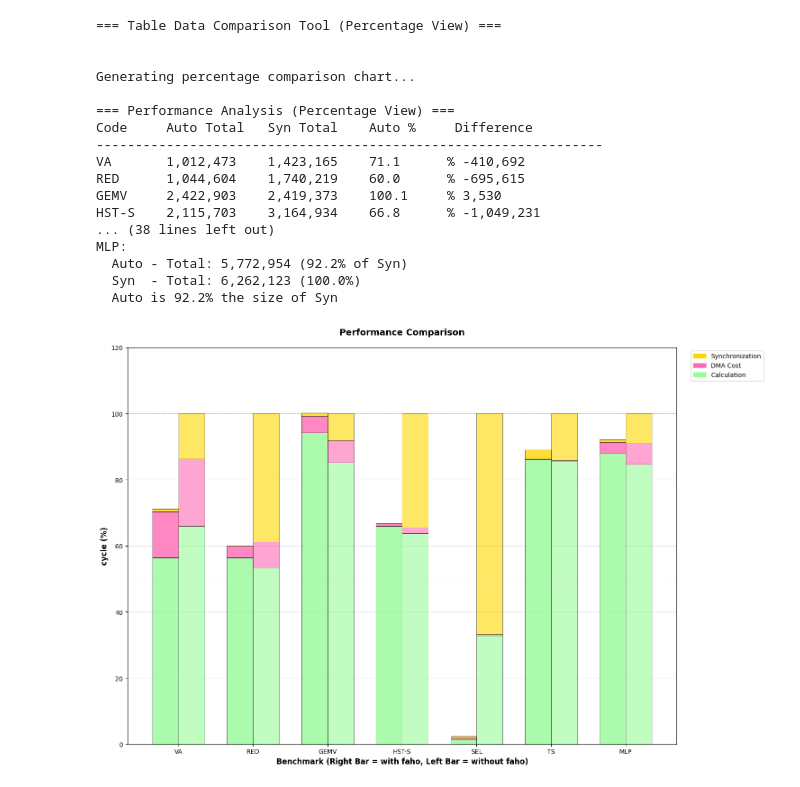
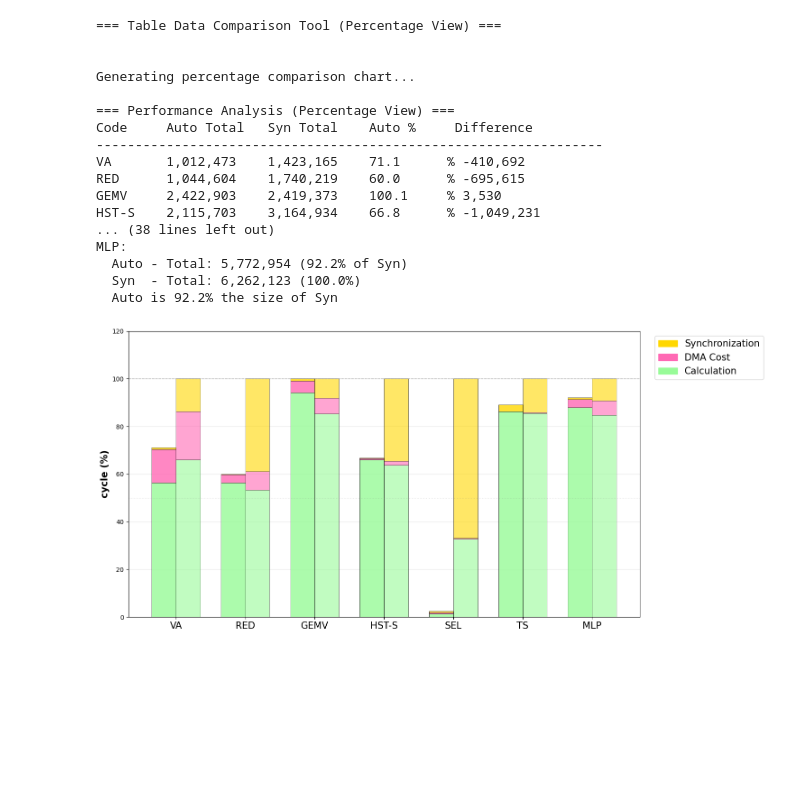
Before and after one commit to niwehao/Faho-Sim, a Jupyter notebook: uPIMulator_backend/result/draw_syn.ipynb, the cells around one changed output. Drawn from its saved outputs; the diff is of its cells as text; code cells hidden in the pictures; blank space fills up the shorter version.

```diff
--- a/uPIMulator_backend/result/draw_syn.ipynb
+++ b/uPIMulator_backend/result/draw_syn.ipynb
@@ -121,7 +121,7 @@ def create_comparison_chart_percentage(table1_data, table2_data, save_path=None)
     percentage_data = calculate_percentage_values(df1_filtered, df2_filtered)
 
     # Create figure and axis
-    fig, ax = plt.subplots(figsize=(15, 10))
+    fig, ax = plt.subplots(figsize=(15, 7))
 
     # Set bar width and positions
     bar_width = 0.35
@@ -183,16 +183,15 @@ def create_comparison_chart_percentage(table1_data, table2_data, save_path=None)
     # 原来的代码在这里添加了百分比和绝对值标签，现在已删除
 
     # Customize the chart
-    ax.set_xlabel('Benchmark (Right Bar = with faho, Left Bar = without faho)', fontsize=12, fontweight='bold')
-    ax.set_ylabel('Cycle (%)', fontsize=12, fontweight='bold')
-    ax.set_title('Performance Comparison',
-                fontsize=14, fontweight='bold', pad=20)
+
+    ax.set_ylabel('Cycle (%)', fontsize=15, fontweight='bold')
+
     ax.set_xticks(x_pos)
-    ax.set_xticklabels(sorted_codes, fontsize=10)
+    ax.set_xticklabels(sorted_codes, fontsize=15)
 
     # 修改：将Y轴最大值从120改为100，去除额外的空间
     ax.set_ylim(0, 120)
-    ax.set_ylabel('cycle (%)', fontsize=12, fontweight='bold')
+    ax.set_ylabel('cycle (%)', fontsize=15, fontweight='bold')
 
     # Add horizontal reference lines
     ax.axhline(y=100, color='gray', linestyle='--', alpha=0.5, linewidth=1)
@@ -205,7 +204,7 @@ def create_comparison_chart_percentage(table1_data, table2_data, save_path=None)
         mpatches.Patch(color=colors['remaining'], label='Calculation'),
     ]
 
-    ax.legend(handles=legend_elements, loc='upper left', bbox_to_anchor=(1.02, 1), fontsize=10)
+    ax.legend(handles=legend_elements, loc='upper left', bbox_to_anchor=(1.02, 1), fontsize=15)
 
     # Add grid for better readability
     ax.grid(True, alpha=0.3, axis='y')
@@ -311,31 +310,31 @@ def main(csv_file1=None, csv_file2=None):
     for code in sorted_codes:
         auto_total = df1.loc[code, 'total_cycle']
         syn_total = df2.loc[code, 'total_cycle']
         scale_factor = (auto_total / syn_total * 100) if syn_total > 0 else 0
 
         print(f"\n{code}:")
         print(f"  Auto - Total: {auto_total:,} ({scale_factor:.1f}% of Syn)")
         print(f"  Syn  - Total: {syn_total:,} (100.0%)")
         print(f"  Auto is {scale_factor:.1f}% the size of Syn")
 
 if __name__ == "__main__":
     main("upim/result.csv", "syn/result.csv")
 # %% [output]
 === Table Data Comparison Tool (Percentage View) ===
 
 
 Generating percentage comparison chart...
 
 === Performance Analysis (Percentage View) ===
 Code     Auto Total   Syn Total    Auto %     Difference
 -----------------------------------------------------------------
 VA       1,012,473    1,423,165    71.1      % -410,692
 RED      1,044,604    1,740,219    60.0      % -695,615
 GEMV     2,422,903    2,419,373    100.1     % 3,530
 HST-S    2,115,703    3,164,934    66.8      % -1,049,231
 ... (38 lines left out)
 MLP:
   Auto - Total: 5,772,954 (92.2% of Syn)
   Syn  - Total: 6,262,123 (100.0%)
   Auto is 92.2% the size of Syn
-[figure, old version]
+[figure, new version]
```
Also changed, not shown: 30 other files.
